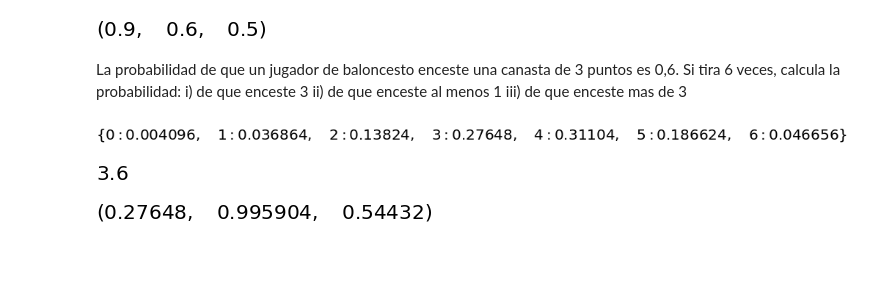
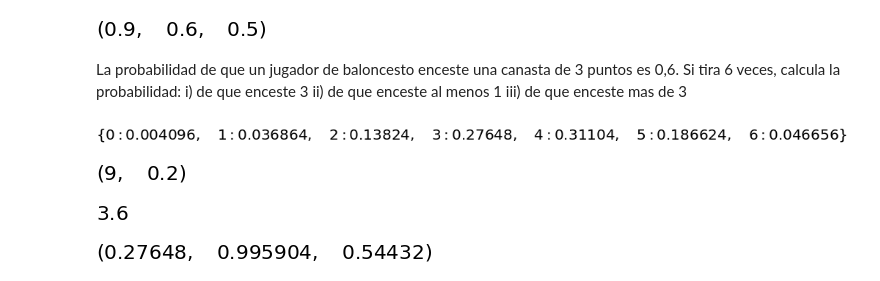
Before and after one commit to crdguez/mat1bac_cit, a Jupyter notebook: notebooks/44_variables_aleatorias.ipynb, the cells around one changed output. Cells and saved outputs as stored; diff of their text form; code cells hidden in the pictures; blank space fills up the shorter version.

```diff
--- a/notebooks/44_variables_aleatorias.ipynb
+++ b/notebooks/44_variables_aleatorias.ipynb
@@ -98,0 +141,13 @@ Calcula $P\left(X < 4.5\right)$: , P(X>=3), P(3<=X and X<4.5)  $ \rightarrow $ $
+# %%
+expr = "X < 3"
+
+X = Binomial('X',9,0.2)
+
+#P(expr)
+latex(parse_expr(expr, evaluate=False))
+latex(parse_expr(expr))
+
+
+datos = [[[9,0.2],["X < 3"]],]
+
+i, s in enumerate(datos)
@@ -133,6 +190,10 @@ X = Binomial('X',6,0.6)
 density(X).dict
 # %% [output]
 [figure]
+# %%
+tuple(datos[0][0])
+# %% [output]
+[figure, added]
 # %%
 E(X)
 # %% [output]
```
Also changed, not shown: parts of 11 cells of this notebook, 5 other files.
